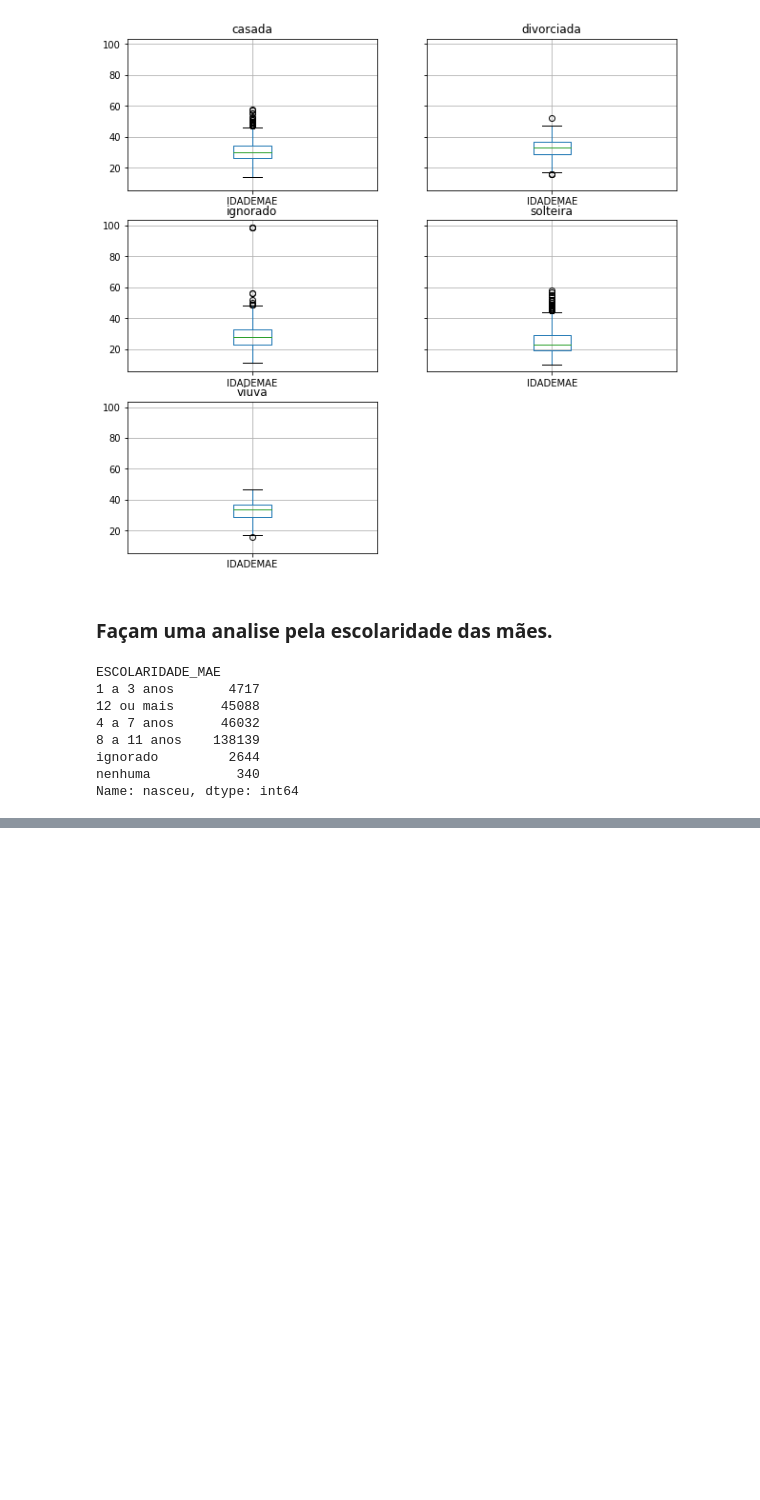
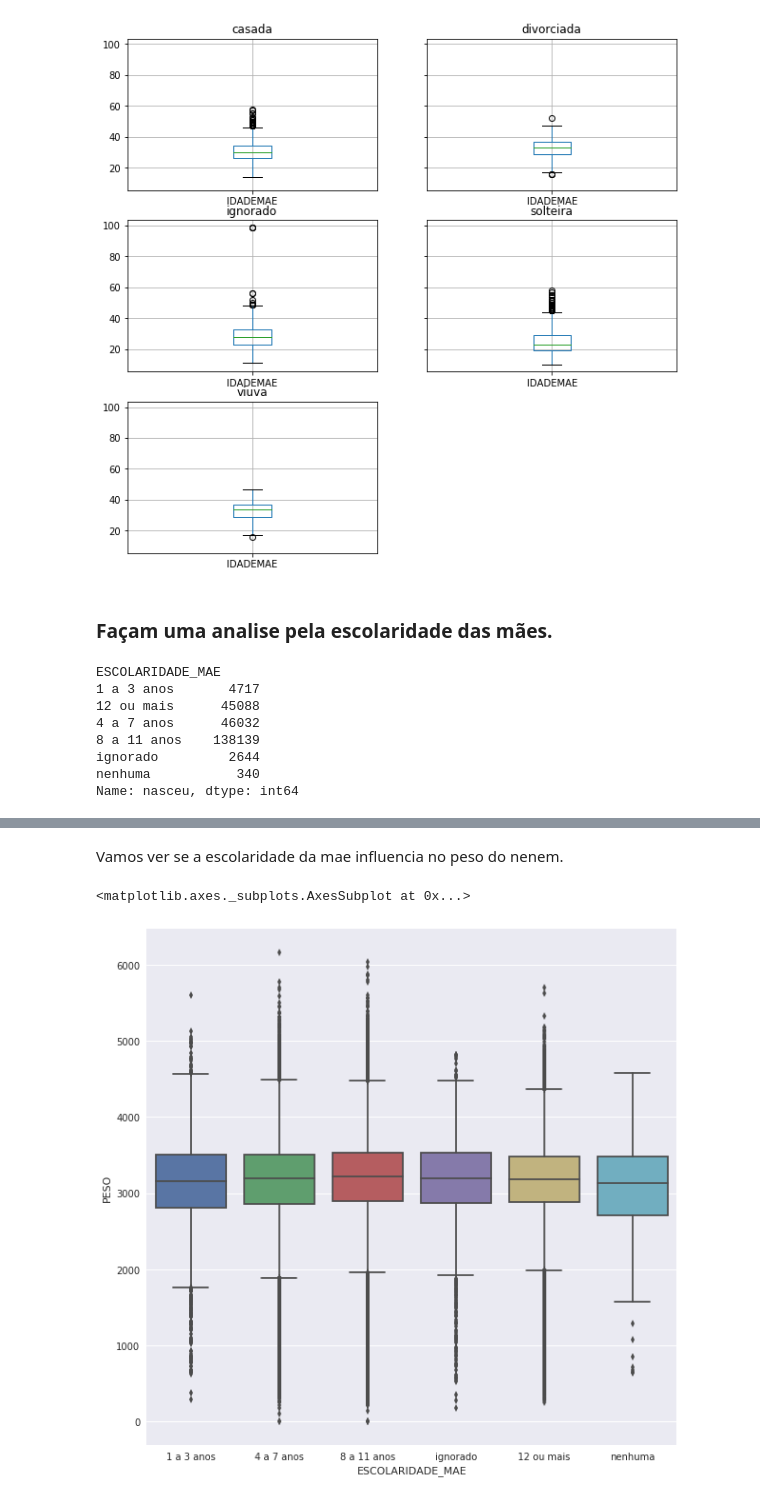
Before and after one commit to tarsisazevedo/nascidos-vivos, a Jupyter notebook: Analise de Nascidos Vivos.ipynb, the cells around one changed output, grey strips where cells are left out. Saved outputs shown, nothing was run; the diff lists cells and outputs as text; code cells hidden in the pictures; blank space fills up the shorter version.

```diff
--- a/Analise de Nascidos Vivos.ipynb
+++ b/Analise de Nascidos Vivos.ipynb
@@ -481,0 +571,7 @@ Name: nasceu, dtype: int64
+# %% [markdown]
+Vamos ver se a escolaridade da mae influencia no peso do nenem.
+# %%
+seaborn.boxplot(x="ESCOLARIDADE_MAE", y="PESO", data=df)
+# %% [output]
+<matplotlib.axes._subplots.AxesSubplot at 0x...>
+[figure, added]
```
Also changed, not shown: parts of 19 cells of this notebook, 3 other files.
